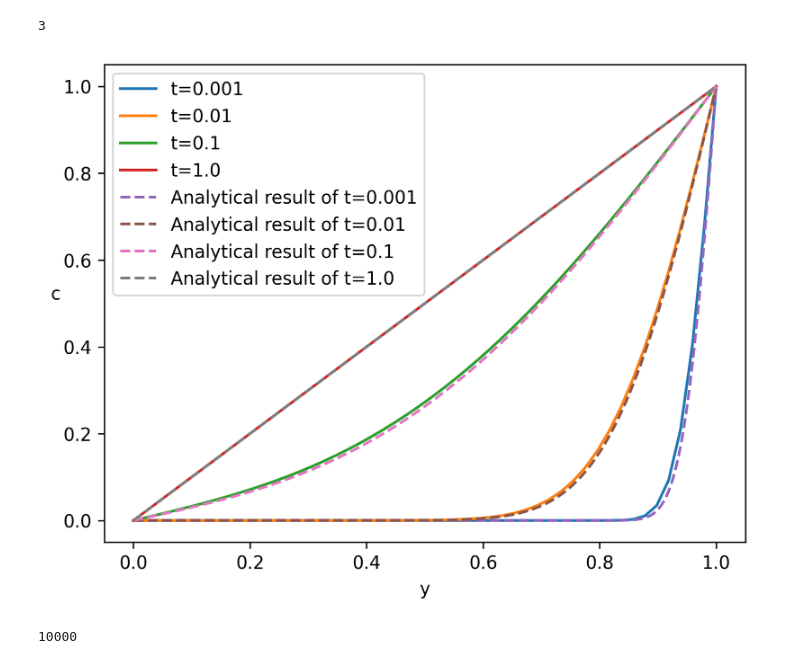
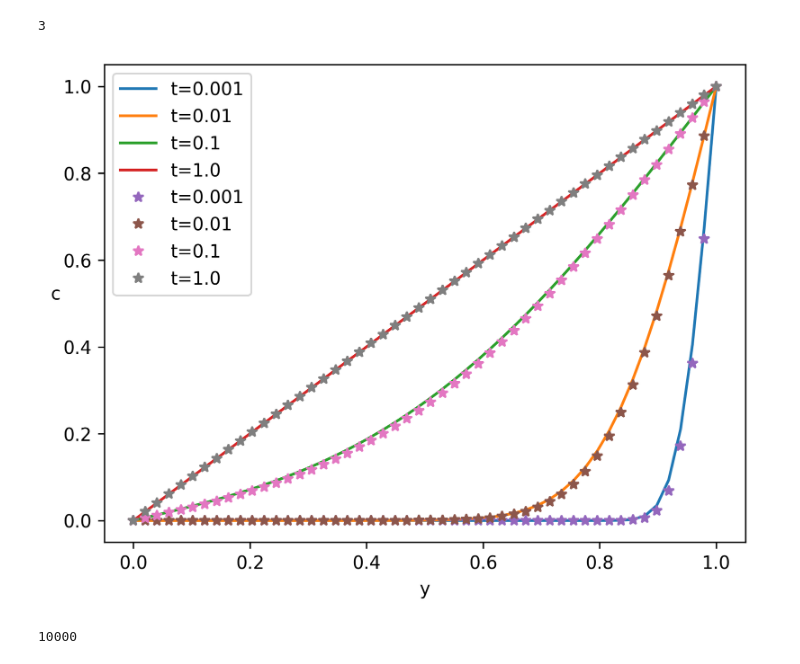
Before and after one commit to JTimmr/Scientific_Computing_1, a Jupyter notebook: diffusion.ipynb, the cells around one changed output. Drawn from its saved outputs; the diff is of its cells as text; code cells hidden in the pictures.

```diff
--- a/diffusion.ipynb
+++ b/diffusion.ipynb
@@ -14,7 +14,7 @@ def initial_condition_I(L=None, dx=None, N=None):
     state[-1] = 1.
     return state
 # %%
-def final_difference_method(state, next_state, i, j, N, dt=0, D=0, dx=0, omega=0):
+def finite_difference_method(state, next_state, i, j, N, dt=0, D=0, dx=0, omega=0):
     """
     Calculate state of discretized point according to finite difference method based on neighboring points in the previous state
     """
@@ -91,7 +91,7 @@ def do_T_timesteps(initial_condition, D, dt, dx, N, T, store_ts, calculate_conce
     t_decimals = round(-1 * np.log10(dt))
 
     # Calculate center column
-    center_y = 10#int(N / 2)
+    center_y = int(N / 2)
 
     ys = []
 
@@ -143,7 +143,7 @@ def get_function_name(f):
     """
     return f.__name__.replace('_', ' ').capitalize()
 # %%
-def run_simulation(initial_condition, dx, L, T=100, D=0, dt=0.001, store_ts=[], filename=None, make_animation=False, line_ax=None, calculate_concentration=final_difference_method, omega=0, epsilon=1e-5, plot=True):
+def run_simulation(initial_condition, dx, L, T=100, D=0, dt=0.001, store_ts=[], filename=None, make_animation=False, line_ax=None, calculate_concentration=finite_difference_method, omega=0, epsilon=1e-5, plot=True):
     """
     Run simulation, optionally make animation or various plots
     """
@@ -269,16 +269,17 @@ run_simulation(initial_condition, dx, L, T, D, dt, store_ts, line_ax=ax)
 [figure]
 3
 # %%
-y_values = np.linspace(0., 1.0, 1000)
+y_values = np.linspace(0., 1.0, 50)
 store_ts = [0.001, 0.01, 0.1, 1.]
 
 for t in store_ts:
     c_values = calculate_analytical_concentration(y_values, t, D)
-    ax.plot(y_values, c_values, '--', label=f'Analytical result of t={t}')
+    ax.plot(y_values, c_values, '*', label=f't={t}')
     ax.legend()
+fig.savefig('diffusion_analytical.png')
 fig
 # %% [output]
-[figure, old version]
+[figure, new version]
 # %%
 store_ts = [0.001, 0.01, 0.1, 1.]
 initial_condition = initial_condition_I(L, dx)
```
Also changed, not shown: parts of 17 cells of this notebook, 11 other files.
